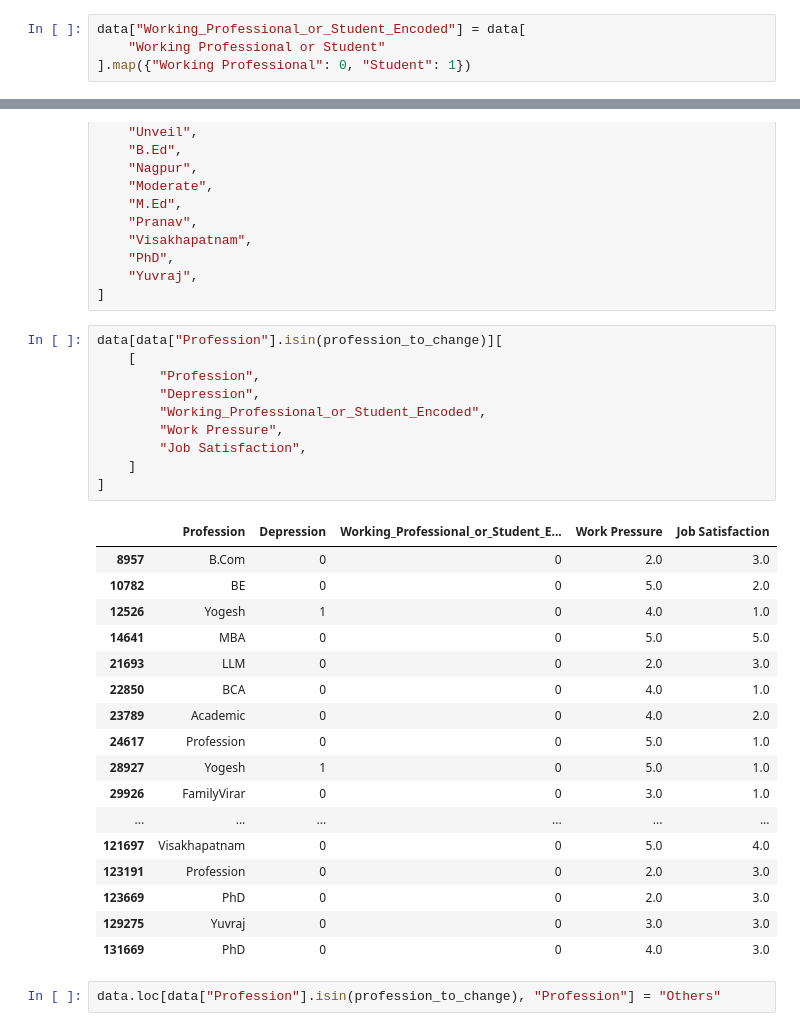
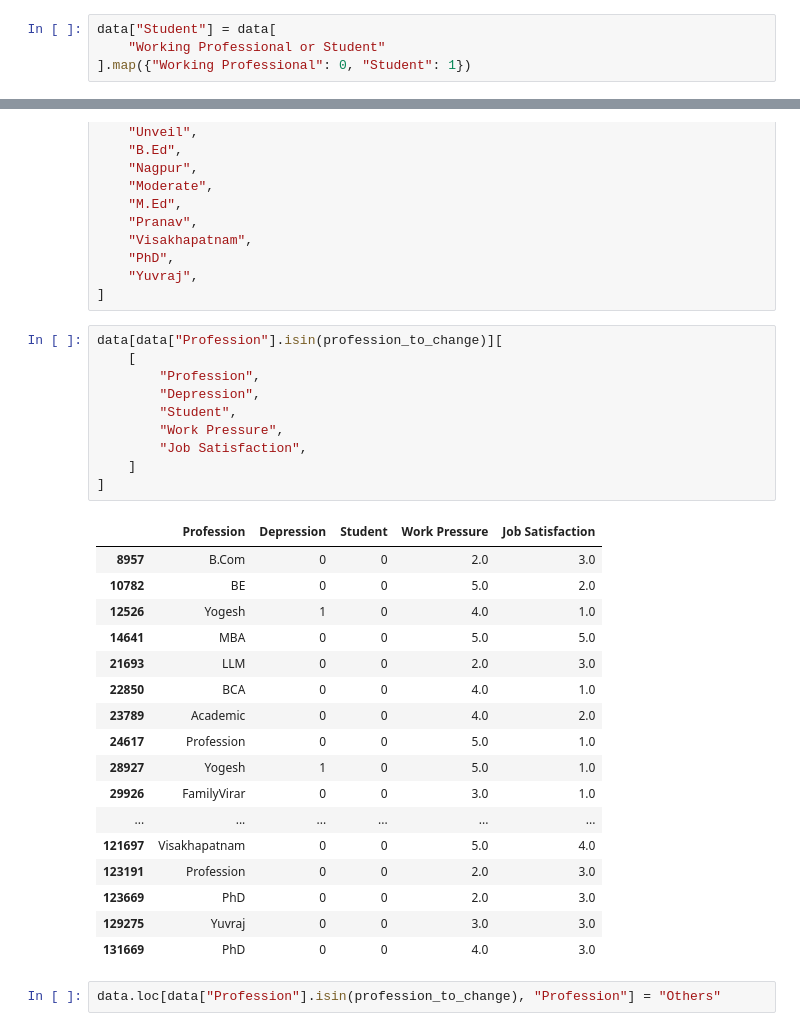
Before and after one commit to vanshuwjoshi/Kaggle-Playground-S4E11, a Jupyter notebook: notebooks/Data-Cleaning.ipynb, the cells around one changed output, grey strips where cells are left out. Saved outputs shown, nothing was run; the diff lists cells and outputs as text.

```diff
--- a/notebooks/Data-Cleaning.ipynb
+++ b/notebooks/Data-Cleaning.ipynb
@@ -365,7 +365,7 @@ Working Professional    112799
 Student                  27901
 Name: count, dtype: int64
 # %%
-data["Working_Professional_or_Student_Encoded"] = data[
+data["Student"] = data[
     "Working Professional or Student"
 ].map({"Working Professional": 0, "Student": 1})
 # %%
@@ -480,15 +480,15 @@ profession_to_change = [
 # %%
 data[data["Profession"].isin(profession_to_change)][
     [
         "Profession",
         "Depression",
-        "Working_Professional_or_Student_Encoded",
+        "Student",
         "Work Pressure",
         "Job Satisfaction",
     ]
 ]
 # %% [output]
-|  | Profession | Depression | Working_Professional_or_Student_E... | Work Pressure | Job Satisfaction |
+|  | Profession | Depression | Student | Work Pressure | Job Satisfaction |
 | 8957 | B.Com | 0 | 0 | 2.0 | 3.0 |
 | 10782 | BE | 0 | 0 | 5.0 | 2.0 |
 | 12526 | Yogesh | 1 | 0 | 4.0 | 1.0 |
```
Also changed, not shown: parts of 20 cells of this notebook, 1 other file.
